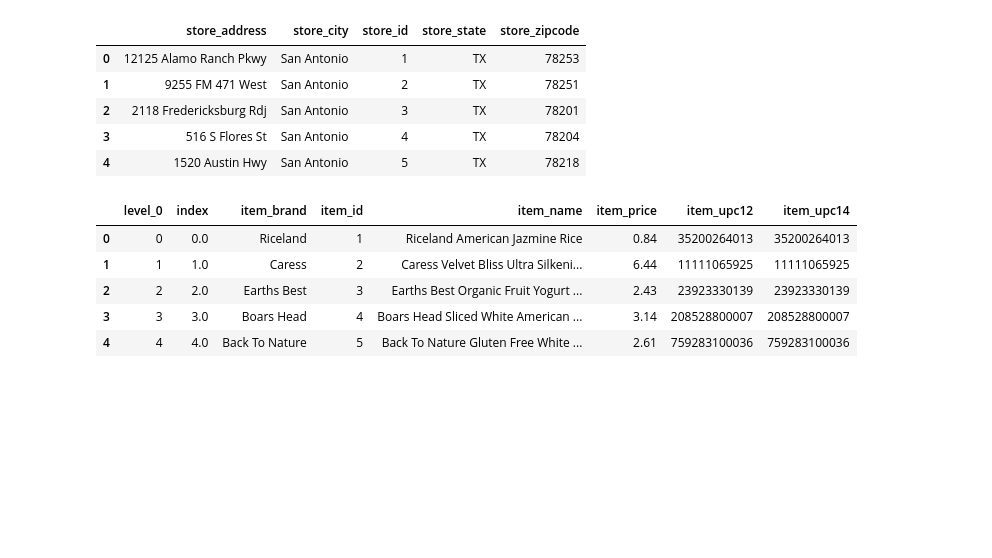
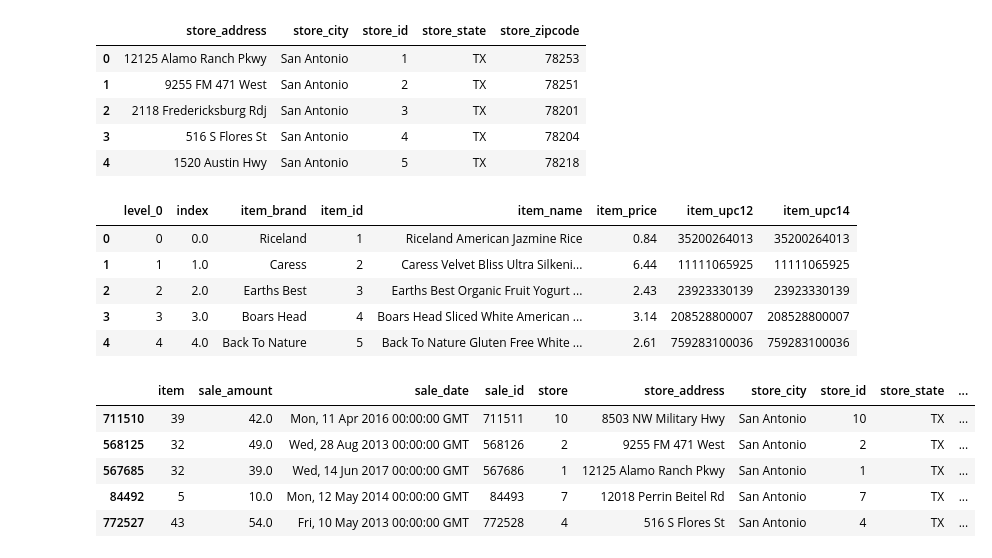
Before and after one commit to Brooke-Holyoak/time-series-exercises, a Jupyter notebook: acquire_exercises.ipynb, the cells around one changed output. Drawn from its saved outputs; the diff is of its cells as text; code cells hidden in the pictures; blank space fills up the shorter version.

```diff
--- a/acquire_exercises.ipynb
+++ b/acquire_exercises.ipynb
@@ -303,0 +303,11 @@ items.head()
+# %%
+sales_plus_stores = pd.merge(sales, stores, how='left', left_on='store', right_on='store_id')
+# %%
+sales_plus_stores.sample(5)
+# %% [output]
+|  | item | sale_amount | sale_date | sale_id | store | store_address | store_city | store_id | store_state | ... |
+| 711510 | 39 | 42.0 | Mon, 11 Apr 2016 00:00:00 GMT | 711511 | 10 | 8503 NW Military Hwy | San Antonio | 10 | TX | ... |
+| 568125 | 32 | 49.0 | Wed, 28 Aug 2013 00:00:00 GMT | 568126 | 2 | 9255 FM 471 West | San Antonio | 2 | TX | ... |
+| 567685 | 32 | 39.0 | Wed, 14 Jun 2017 00:00:00 GMT | 567686 | 1 | 12125 Alamo Ranch Pkwy | San Antonio | 1 | TX | ... |
+| 84492 | 5 | 10.0 | Mon, 12 May 2014 00:00:00 GMT | 84493 | 7 | 12018 Perrin Beitel Rd | San Antonio | 7 | TX | ... |
+| 772527 | 43 | 54.0 | Fri, 10 May 2013 00:00:00 GMT | 772528 | 4 | 516 S Flores St | San Antonio | 4 | TX | ... |
```
Also changed, not shown: parts of 10 cells of this notebook, 3 other files.
